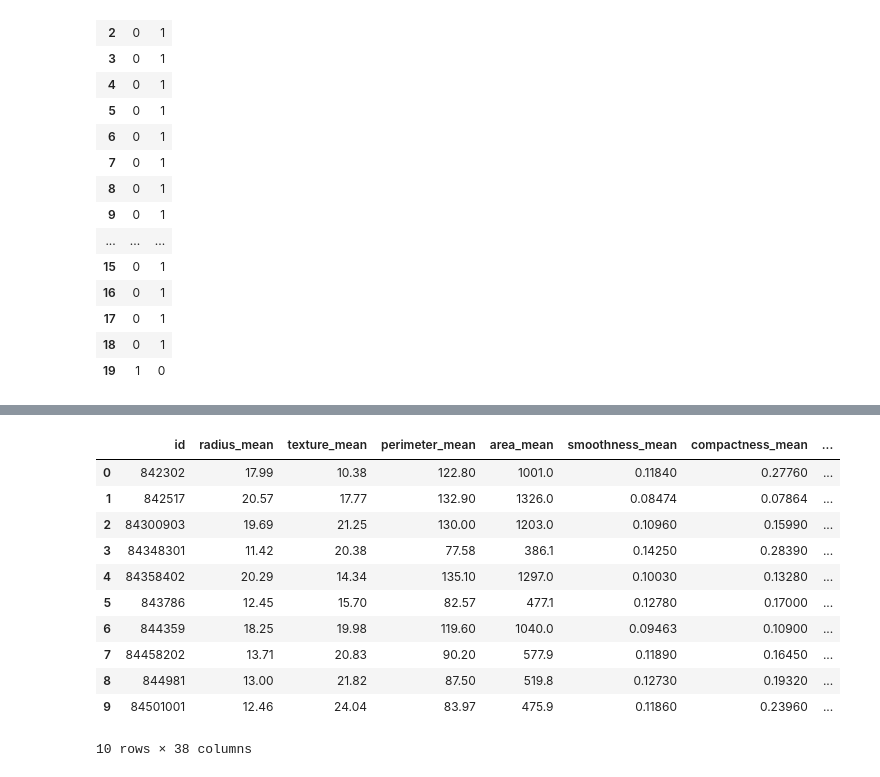
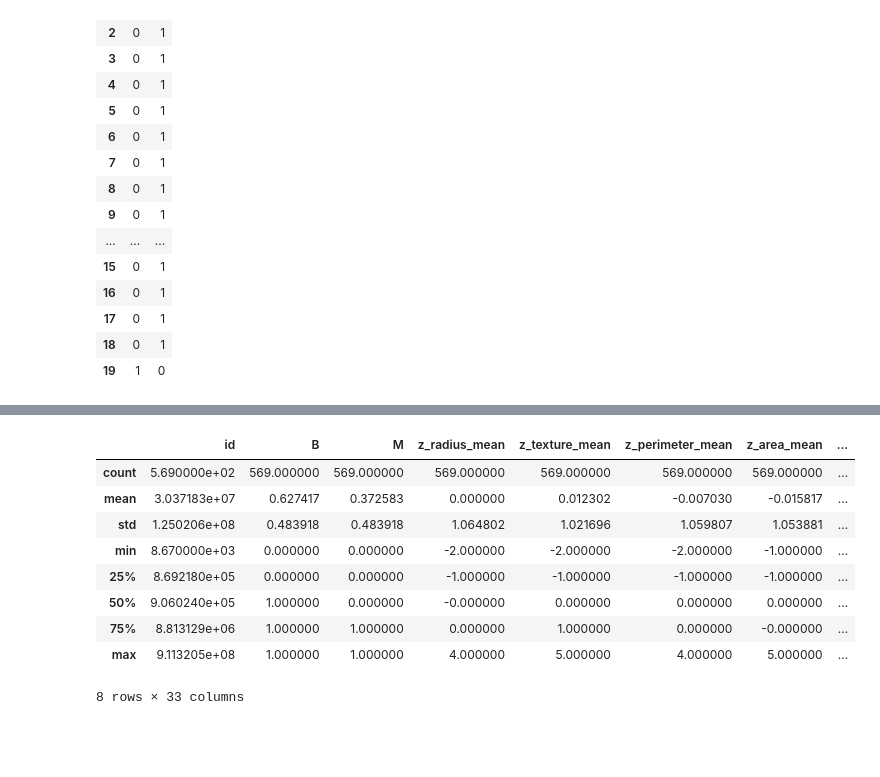
Before and after one commit to EjHelo/IA_Proyecto_1, a Jupyter notebook: P1-IA-Chen_Hernandez_Mongalo.ipynb, the cells around one changed output, grey strips where cells are left out. Drawn from its saved outputs; the diff is of its cells as text; code cells hidden in the pictures; blank space fills up the shorter version.

```diff
--- a/P1-IA-Chen_Hernandez_Mongalo.ipynb
+++ b/P1-IA-Chen_Hernandez_Mongalo.ipynb
@@ -75,22 +103,14 @@ dataframe_normalizado.head(10)
 10 rows × 33 columns
-# %%
-columns = ['radius_mean','texture_mean','perimeter_mean','area_mean', 'smoothness_mean']
-
-for var in range (len(columns)):
-    old_var = columns[var]
-    new_var = 'z_'+ old_var
-    dataframe_normalizado[new_var] = (dataframe[old_var] - dataframe[old_var].mean())/dataframe[old_var].std(ddof=0)
-dataframe_normalizado.head(10)
-# %% [output]
-|  | id | radius_mean | texture_mean | perimeter_mean | area_mean | smoothness_mean | compactness_mean | ... |
-| 0 | 842302 | 17.99 | 10.38 | 122.80 | 1001.0 | 0.11840 | 0.27760 | ... |
-| 1 | 842517 | 20.57 | 17.77 | 132.90 | 1326.0 | 0.08474 | 0.07864 | ... |
-| 2 | 84300903 | 19.69 | 21.25 | 130.00 | 1203.0 | 0.10960 | 0.15990 | ... |
-| 3 | 84348301 | 11.42 | 20.38 | 77.58 | 386.1 | 0.14250 | 0.28390 | ... |
-| 4 | 84358402 | 20.29 | 14.34 | 135.10 | 1297.0 | 0.10030 | 0.13280 | ... |
-| 5 | 843786 | 12.45 | 15.70 | 82.57 | 477.1 | 0.12780 | 0.17000 | ... |
-| 6 | 844359 | 18.25 | 19.98 | 119.60 | 1040.0 | 0.09463 | 0.10900 | ... |
-| 7 | 84458202 | 13.71 | 20.83 | 90.20 | 577.9 | 0.11890 | 0.16450 | ... |
-| 8 | 844981 | 13.00 | 21.82 | 87.50 | 519.8 | 0.12730 | 0.19320 | ... |
-| 9 | 84501001 | 12.46 | 24.04 | 83.97 | 475.9 | 0.11860 | 0.23960 | ... |
-10 rows × 38 columns
+# %%
+dataframe_normalizado.describe()
+# %% [output]
+|  | id | B | M | z_radius_mean | z_texture_mean | z_perimeter_mean | z_area_mean | ... |
+| count | 5.690000e+02 | 569.000000 | 569.000000 | 569.000000 | 569.000000 | 569.000000 | 569.000000 | ... |
+| mean | 3.037183e+07 | 0.627417 | 0.372583 | 0.000000 | 0.012302 | -0.007030 | -0.015817 | ... |
+| std | 1.250206e+08 | 0.483918 | 0.483918 | 1.064802 | 1.021696 | 1.059807 | 1.053881 | ... |
+| min | 8.670000e+03 | 0.000000 | 0.000000 | -2.000000 | -2.000000 | -2.000000 | -1.000000 | ... |
+| 25% | 8.692180e+05 | 0.000000 | 0.000000 | -1.000000 | -1.000000 | -1.000000 | -1.000000 | ... |
+| 50% | 9.060240e+05 | 1.000000 | 0.000000 | -0.000000 | 0.000000 | 0.000000 | 0.000000 | ... |
+| 75% | 8.813129e+06 | 1.000000 | 1.000000 | 0.000000 | 1.000000 | 0.000000 | -0.000000 | ... |
+| max | 9.113205e+08 | 1.000000 | 1.000000 | 4.000000 | 5.000000 | 4.000000 | 5.000000 | ... |
+8 rows × 33 columns
```
Also changed, not shown: parts of 5 cells of this notebook.
